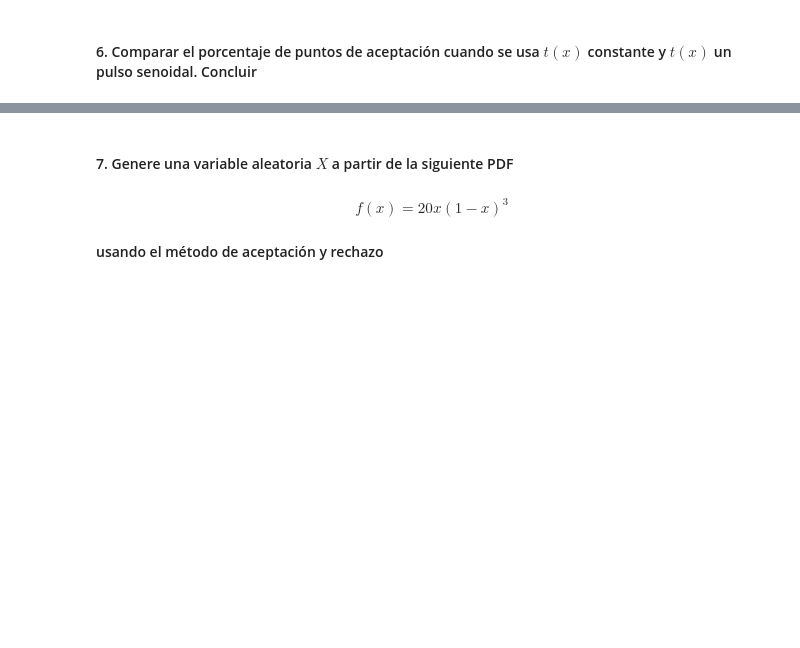
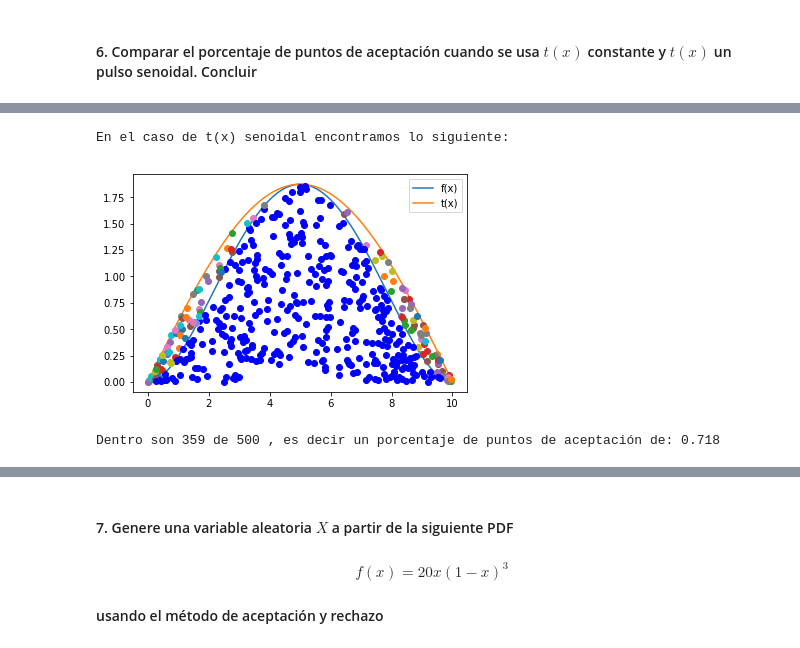
Before and after one commit to oscaralfonso17/Tarea6_IPaniagua_OAFlores, a Jupyter notebook: Tarea6_IPaniagua_OAFlores.ipynb, the cells around one changed output, grey strips where cells are left out. Saved outputs shown, nothing was run; the diff lists cells and outputs as text; code cells hidden in the pictures; blank space fills up the shorter version.

```diff
--- a/Tarea6_IPaniagua_OAFlores.ipynb
+++ b/Tarea6_IPaniagua_OAFlores.ipynb
@@ -305,0 +334,11 @@ plt.show()
+# %%
+print("En el caso de t(x) senoidal encontramos lo siguiente:")
+x = np.arange(b,c,intervalos)
+plt.plot(x,f(x),label='f(x)')
+plt.plot(x,t(x),label='t(x)')
+plt.legend()
+Acep_rechazo(R2,R1,f,t)
+# %% [output]
+En el caso de t(x) senoidal encontramos lo siguiente:
+[figure, added]
+Dentro son 359 de 500 , es decir un porcentaje de puntos de aceptación de: 0.718
```
Also changed, not shown: parts of 8 cells of this notebook.
